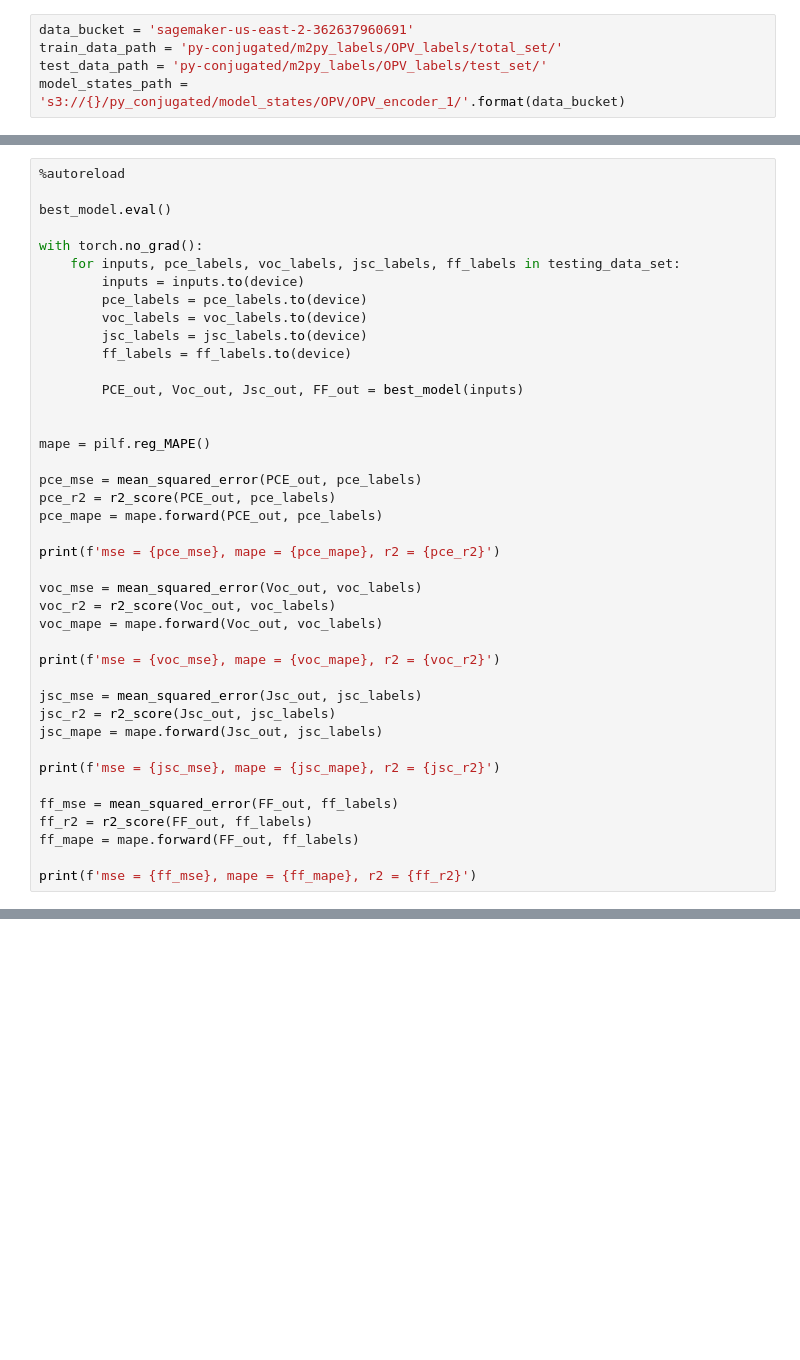
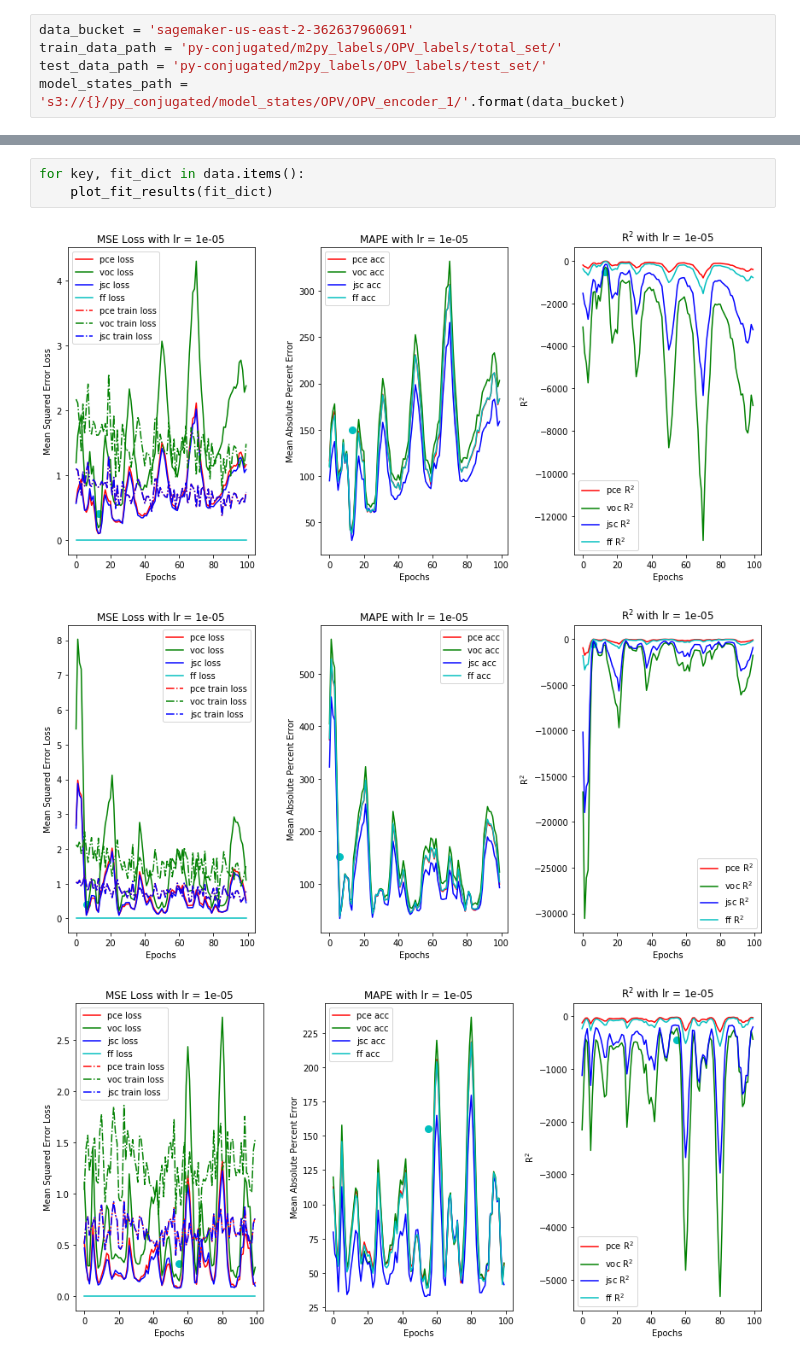
Before and after one commit to wesleyktatum/py-conjugated, a Jupyter notebook: sagemaker/OPVNN3_CV.ipynb, the cells around one changed output, grey strips where cells are left out. Saved outputs shown, nothing was run; the diff lists cells and outputs as text; blank space fills up the shorter version.

```diff
--- a/sagemaker/OPVNN3_CV.ipynb
+++ b/sagemaker/OPVNN3_CV.ipynb
@@ -254,41 +118,0 @@ best_model, best_optimizer = nuts.load_trained_model(best_model_path, best_model
-# %%
-%autoreload
-
-best_model.eval()
-
-with torch.no_grad():
-    for inputs, pce_labels, voc_labels, jsc_labels, ff_labels in testing_data_set:
-        inputs = inputs.to(device)
-        pce_labels = pce_labels.to(device)
-        voc_labels = voc_labels.to(device)
-        jsc_labels = jsc_labels.to(device)
-        ff_labels = ff_labels.to(device)
-
-        PCE_out, Voc_out, Jsc_out, FF_out = best_model(inputs)
-
-
-mape = pilf.reg_MAPE()
-
-pce_mse = mean_squared_error(PCE_out, pce_labels)
-pce_r2 = r2_score(PCE_out, pce_labels)
-pce_mape = mape.forward(PCE_out, pce_labels)
-
-print(f'mse = {pce_mse}, mape = {pce_mape}, r2 = {pce_r2}')
-
-voc_mse = mean_squared_error(Voc_out, voc_labels)
-voc_r2 = r2_score(Voc_out, voc_labels)
-voc_mape = mape.forward(Voc_out, voc_labels)
-
-print(f'mse = {voc_mse}, mape = {voc_mape}, r2 = {voc_r2}')
-
-jsc_mse = mean_squared_error(Jsc_out, jsc_labels)
-jsc_r2 = r2_score(Jsc_out, jsc_labels)
-jsc_mape = mape.forward(Jsc_out, jsc_labels)
-
-print(f'mse = {jsc_mse}, mape = {jsc_mape}, r2 = {jsc_r2}')
-
-ff_mse = mean_squared_error(FF_out, ff_labels)
-ff_r2 = r2_score(FF_out, ff_labels)
-ff_mape = mape.forward(FF_out, ff_labels)
-
-print(f'mse = {ff_mse}, mape = {ff_mape}, r2 = {ff_r2}')
@@ -298,0 +191,7 @@ nuts.plot_OPV_parity(pce_labels, PCE_out, voc_labels, Voc_out, jsc_labels, Jsc_o
+# %%
+for key, fit_dict in data.items():
+    plot_fit_results(fit_dict)
+# %% [output]
+[figure, added]
+[figure, added]
+[figure, added]
```
Also changed, not shown: parts of 19 cells of this notebook, 6 other files.
